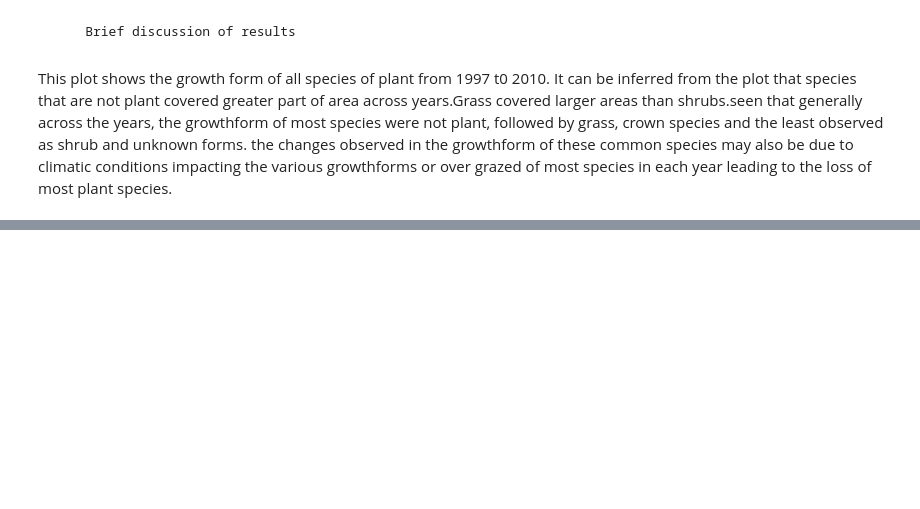
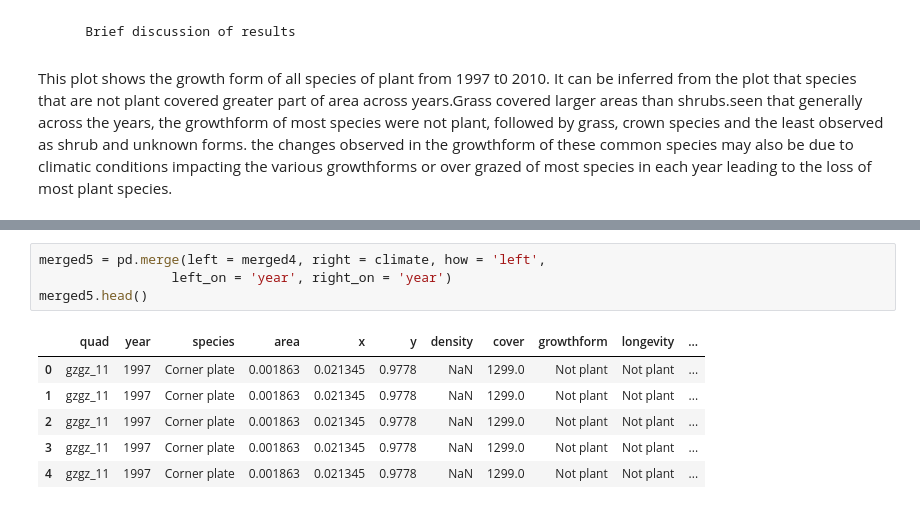
Before and after one commit to evelyn-takyi/Python_data, a Jupyter notebook: Python data analysis assignment.ipynb, the cells around one changed output, grey strips where cells are left out. Drawn from its saved outputs; the diff is of its cells as text; blank space fills up the shorter version.

```diff
--- a/Python data analysis assignment.ipynb
+++ b/Python data analysis assignment.ipynb
@@ -170,0 +195,11 @@ the loss of most plant species.
+# %%
+merged5 = pd.merge(left = merged4, right = climate, how = 'left',
+                 left_on = 'year', right_on = 'year')
+merged5.head()
+# %% [output]
+|  | quad | year | species | area | x | y | density | cover | growthform | longevity | ... |
+| 0 | gzgz_11 | 1997 | Corner plate | 0.001863 | 0.021345 | 0.9778 | NaN | 1299.0 | Not plant | Not plant | ... |
+| 1 | gzgz_11 | 1997 | Corner plate | 0.001863 | 0.021345 | 0.9778 | NaN | 1299.0 | Not plant | Not plant | ... |
+| 2 | gzgz_11 | 1997 | Corner plate | 0.001863 | 0.021345 | 0.9778 | NaN | 1299.0 | Not plant | Not plant | ... |
+| 3 | gzgz_11 | 1997 | Corner plate | 0.001863 | 0.021345 | 0.9778 | NaN | 1299.0 | Not plant | Not plant | ... |
+| 4 | gzgz_11 | 1997 | Corner plate | 0.001863 | 0.021345 | 0.9778 | NaN | 1299.0 | Not plant | Not plant | ... |
```
Also changed, not shown: parts of 17 cells of this notebook.
